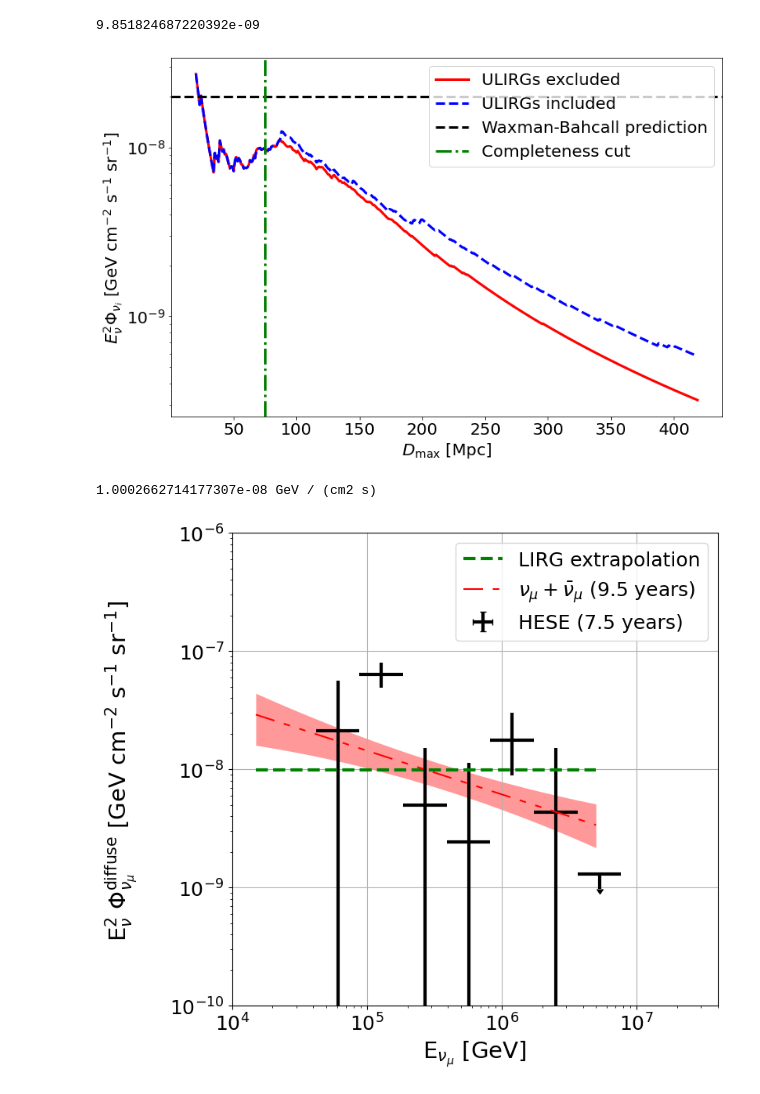
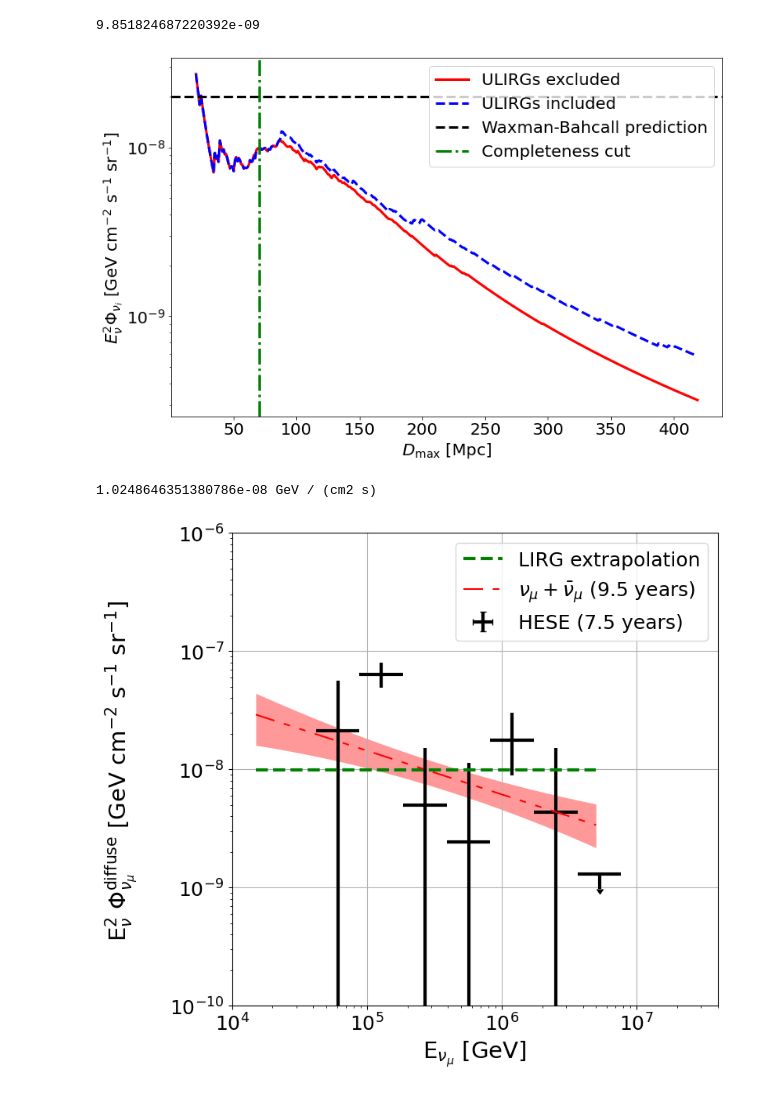
Before and after one commit to YarnoMerckx/diffuse-neutrino-flux-u-lirgs, a Jupyter notebook: Extrapolation.ipynb, the cells around one changed output. Saved outputs shown, nothing was run; the diff lists cells and outputs as text; code cells hidden in the pictures.

```diff
--- a/Extrapolation.ipynb
+++ b/Extrapolation.ipynb
@@ -223,19 +224,19 @@ F2 = [nuflux(0,2,i,xi(2,4,'ULIRG'),1e-3,1,'LIRGs','pp','individual') for i in Dm
 # %%
 fig3 = plt.figure(figsize=(12,8))
 
 plt.plot(Dmax_range,F2, color = 'red',linewidth = 3, label = 'ULIRGs excluded')
 plt.plot(Dmax_range,F1, color = 'blue',linestyle='dashed',linewidth = 3,label = 'ULIRGs included')
 plt.axhline(y= 2e-8, linestyle = '--', color = 'black',linewidth = 3, label = 'Waxman-Bahcall prediction')
-plt.axvline(x = 75, linestyle = 'dashdot',c = 'green', label = 'Completeness cut', linewidth = 3)
+plt.axvline(x = 70, linestyle = 'dashdot',c = 'green', label = 'Completeness cut', linewidth = 3)
 plt.yscale('log')
 plt.xlabel('$D_{\\mathrm{max}}$ [Mpc]',fontsize = 20)
 plt.ylabel('$E^{2}_{\\nu_{}}\Phi_{\\nu_i}$ [GeV cm$^{-2}$ s$^{-1}$ sr$^{-1}$] ',fontsize = 20)
 plt.yticks(fontsize = 20)
 plt.xticks(fontsize = 20)
 plt.legend(fontsize = 20)
 plt.savefig("/Users/yarno/Documents/PhD/Pictures/Extrapolation_plots/LIRGnudiff.png",bbox_inches="tight")
 # %% [output]
-[figure, old version]
+[figure, new version]
 # %%
 
 #x_eta = np.arange(0.0001,0.1,0.0001)
@@ -263,9 +264,9 @@ def Normalizing_factor(xiz, R,fpp,Qir):
     qq= fpp*(Qir*(u.erg/(pow(u.Mpc,3)*u.yr))).to(u.GeV/(pow(u.cm,3)*u.s))
     return xiz*R*(1/6)*(ctH/(4*np.pi))*1e-3*qq
 # %%
-print(Normalizing_factor(3.4,1/25,1, QIR(70,'LIRGs','individual')))
+print(Normalizing_factor(3.4,1/25,1, QIR(80,'LIRGs','individual')))
 # %% [output]
-1.0002662714177307e-08 GeV / (cm2 s)
+1.0248646351380786e-08 GeV / (cm2 s)
 # %%
 # Plot the HESE data up to index i
 i = len(energy)
```
Also changed, not shown: parts of 2 cells of this notebook.
